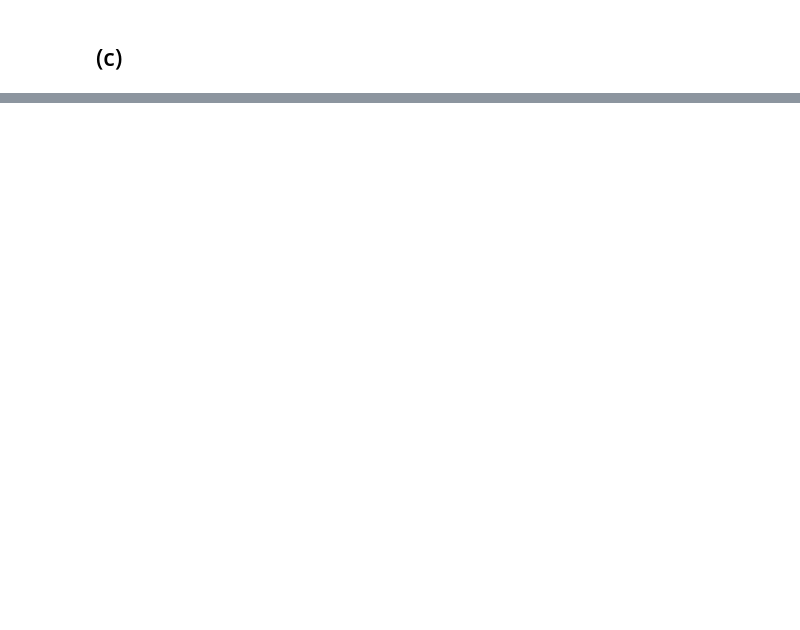
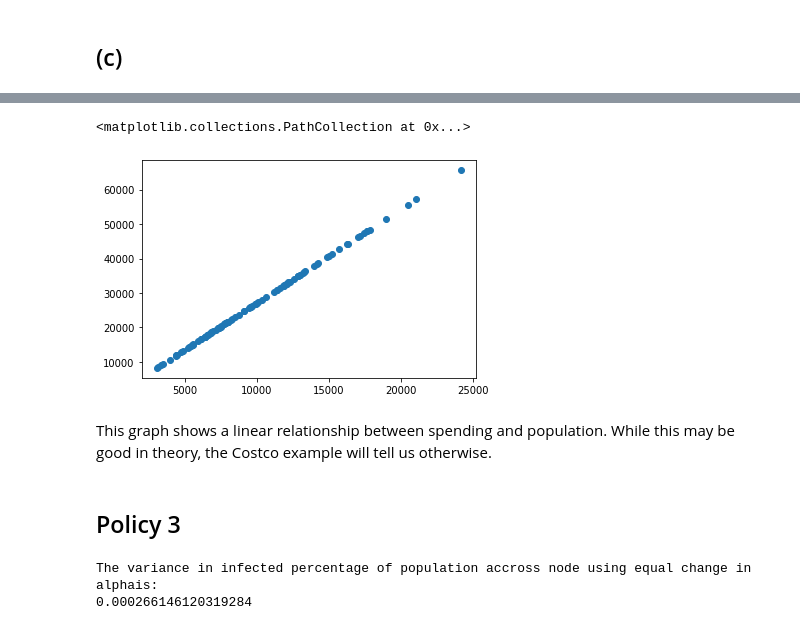
Before and after one commit to rtora/Monitoring-COVID-19-Infections-through-Wastewater-Surveillance, a Jupyter notebook: Part2.ipynb, the cells around one changed output, grey strips where cells are left out. Cells and saved outputs as stored; diff of their text form; code cells hidden in the pictures; blank space fills up the shorter version.

```diff
--- a/Part2.ipynb
+++ b/Part2.ipynb
@@ -391,0 +391,19 @@ This method I believe is fair because we weight how much each node requires for
+# %%
+population_prop = N/np.sum(N)
+money_allocation1 = population_prop*1000000
+money_allocation1.sort()
+N.sort()
+plt.scatter(money_allocation1,N)
+# %% [output]
+<matplotlib.collections.PathCollection at 0x...>
+[figure, added]
+# %% [markdown]
+This graph shows a linear relationship between spending and population. While this may be good in theory, the Costco example will tell us otherwise.
+# %% [markdown]
+## Policy 3
+# %%
+print("The variance in infected percentage of population accross node using equal change in alphais:")
+print(statistics.variance(recovered_difference_per(alpha_predicted-change_a)))
+# %% [output]
+The variance in infected percentage of population accross node using equal change in alphais:
+0.000266146120319284
```
Also changed, not shown: parts of 44 cells of this notebook, 2 other files.
